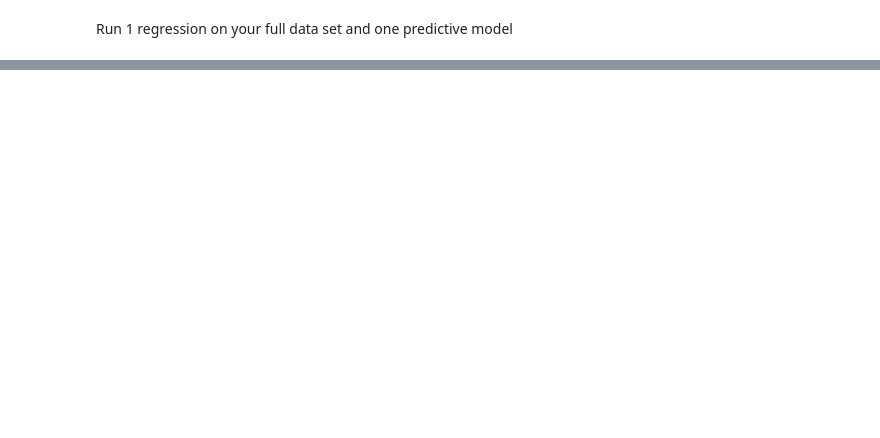
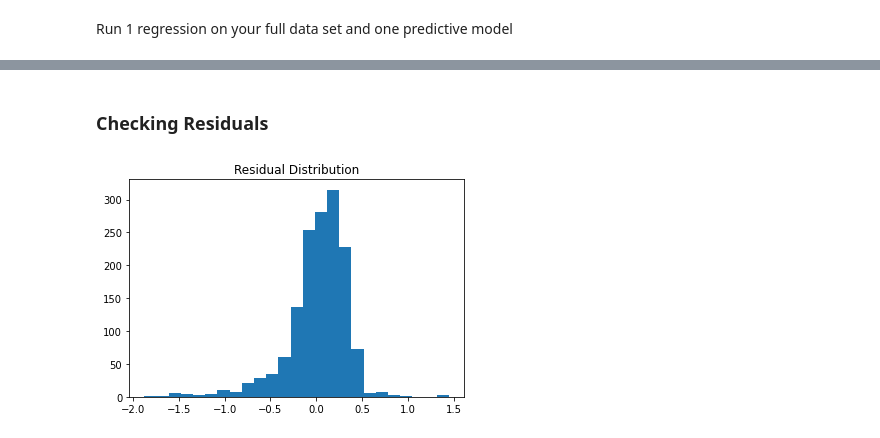
Before and after one commit to ed765super/DATA602, a Jupyter notebook: DATA602_Assignment_4.ipynb, the cells around one changed output, grey strips where cells are left out. Drawn from its saved outputs; the diff is of its cells as text; code cells hidden in the pictures; blank space fills up the shorter version.

```diff
--- a/DATA602_Assignment_4.ipynb
+++ b/DATA602_Assignment_4.ipynb
@@ -64,0 +101,7 @@ Charts properly labeled (axis labels, titles, …)
+# %%
+print(dfConverted.isna().sum())
+dfConverted = dfConverted.fillna({'defense':-5, 'link_markers':'-1', 'link_number':-1,
+                                  'materials':'NONE','number':-2,'name_condition':'-1',
+                                  'pendulum_left':-1,'pendulum_right':-1, 'pendulum_text':'NONE',
+                                  'stars':-1,'text':'NONE'})
+print(dfConverted.isna().sum())
@@ -64,0 +126,15 @@ Charts properly labeled (axis labels, titles, …)
+# %%
+from sklearn.model_selection import train_test_split
+from matplotlib import pyplot as plt
+
+curr_Random_State = 50
+
+dfConverted = dfConverted.drop(['text', 'pendulum_text', 'releases', 'number', 'name_condition'], axis=1)
+featureNames = dfConverted.columns
+X_training, X_test, y_training, y_test = train_test_split(dfConverted[featureNames], dfConverted['attack'],
+                                                             test_size=0.25,
+                                                          random_state = curr_Random_State
+                                                            )
+
+print(f'Training samples: {X_training.shape[0]}')
+print(f'Test samples: {X_test.shape[0]}')
@@ -64,0 +214,6 @@ Charts properly labeled (axis labels, titles, …)
+# %%
+from sklearn.linear_model import LinearRegression
+
+modeling_pipeline = Pipeline([('data_processing', processing_pipeline), ('lm', LinearRegression())])
+modeling_pipeline.fit(X_training, y_training)
+#This will provide a nessessary error needed to actually run the regression
@@ -64,0 +259,8 @@ Charts properly labeled (axis labels, titles, …)
+# %%
+yhat_test = modeling_pipeline.predict(X_test)
+
+plt.plot(y_test, yhat_test, 'bo', alpha=0.5)
+plt.xlabel('Actual')
+plt.ylabel('Predicted')
+plt.title('Actuals vs. Predictions')
+plt.show()
@@ -64,0 +269,10 @@ Charts properly labeled (axis labels, titles, …)
+# %% [markdown]
+### Checking Residuals
+# %%
+yhat_residuals = y_test - yhat_test
+
+plt.hist(yhat_residuals, bins=25)
+plt.title('Residual Distribution')
+plt.show()
+# %% [output]
+[figure, added]
```
Also changed, not shown: parts of 51 cells of this notebook.
